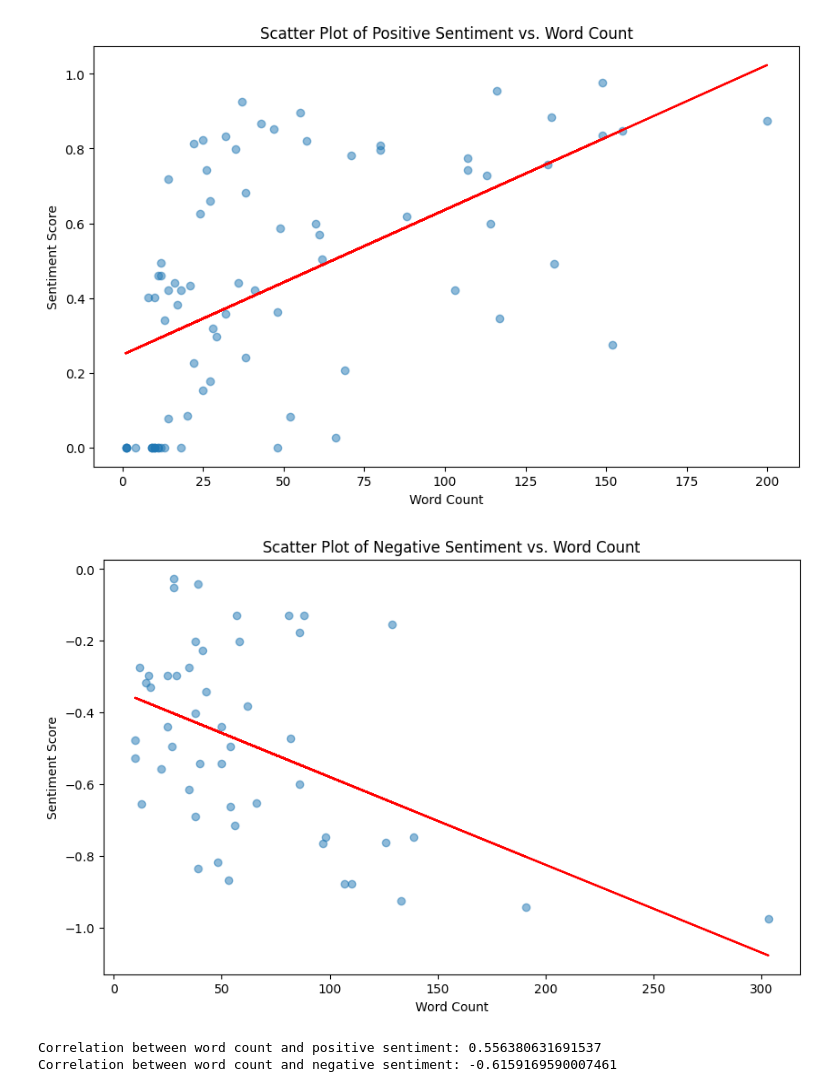
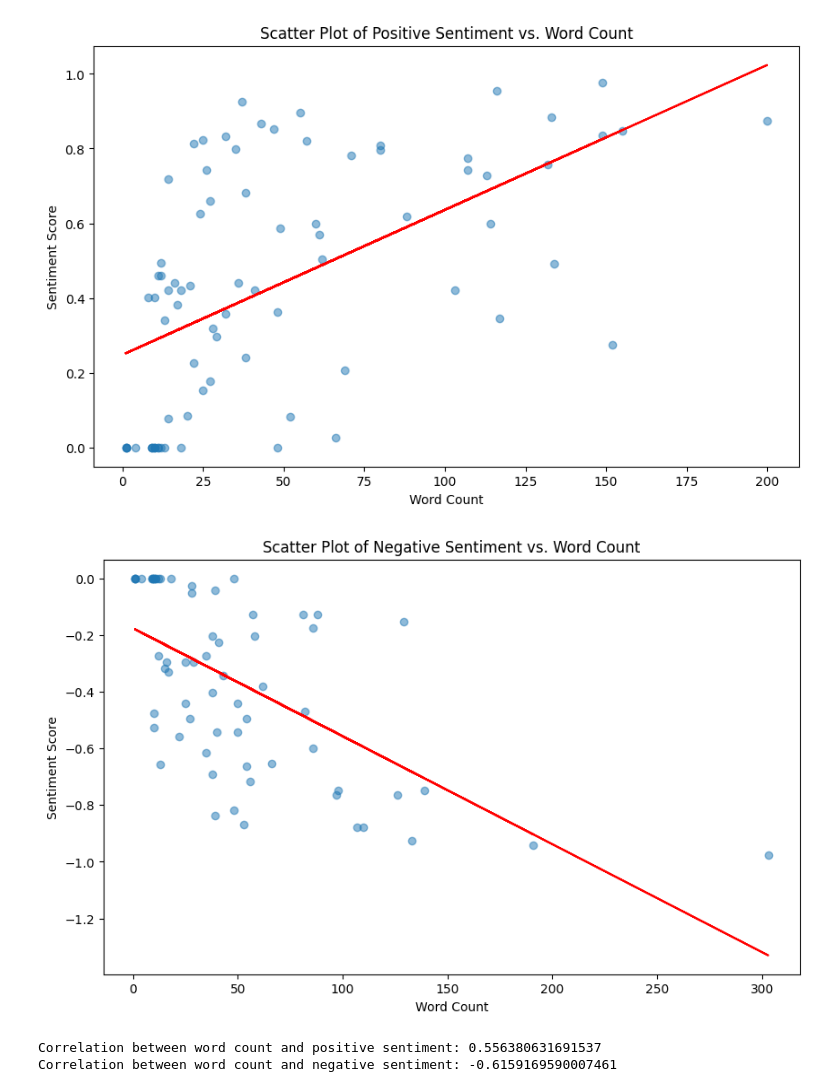
Before and after one commit to drpafowler/web-scraping-philip, a Jupyter notebook: web-scraping.ipynb, the cells around one changed output. Cells and saved outputs as stored; diff of their text form; code cells hidden in the pictures.

```diff
--- a/web-scraping.ipynb
+++ b/web-scraping.ipynb
@@ -582,23 +582,23 @@ plt.show()
 [figure]
 # %%
 # Filter the DataFrame to only include rows with negative sentiments
-negative_comments_df = comment_df[comment_df['sentiment'] < 0]
+negative_comments_df = comment_df[comment_df['sentiment'] <= 0]
 
 # Create a scatter plot
 plt.figure(figsize=(10, 6))
 plt.scatter(negative_comments_df['word_count'], negative_comments_df['sentiment'], alpha=0.5)
 
 # Calculate the best fit line
 m, b = np.polyfit(negative_comments_df['word_count'], negative_comments_df['sentiment'], 1)
 plt.plot(negative_comments_df['word_count'], m * negative_comments_df['word_count'] + b, color='red')
 
 # Add titles and labels
 plt.title('Scatter Plot of Negative Sentiment vs. Word Count')
 plt.xlabel('Word Count')
 plt.ylabel('Sentiment Score')
 plt.show()
 # %% [output]
-[figure, old version]
+[figure, new version]
 # %%
 from scipy.stats import pearsonr
 
```
Also changed, not shown: parts of 2 cells of this notebook, 2 other files.
